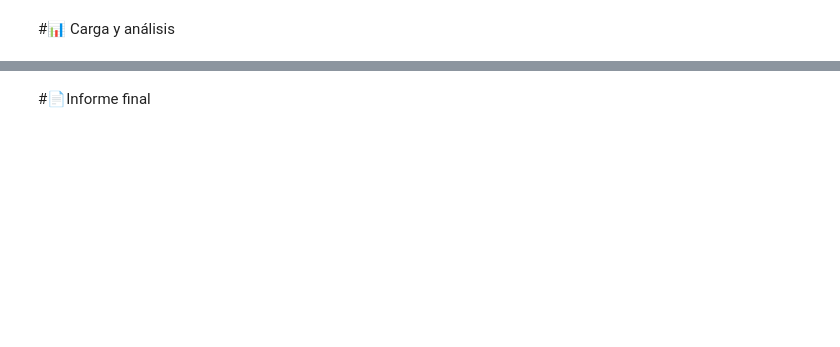
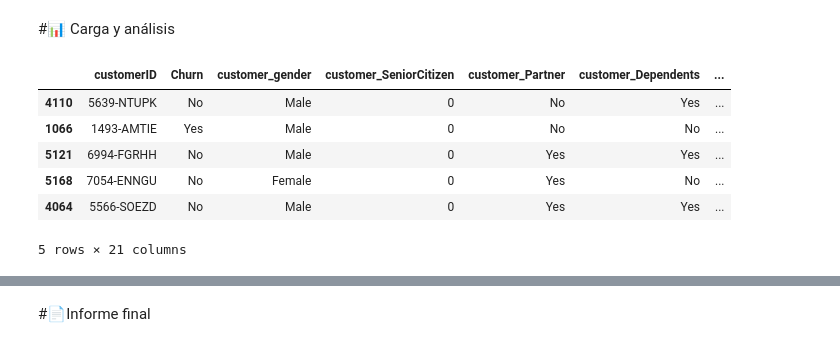
Before and after one commit to Emmanuel2000x/TelecomX, a Jupyter notebook: TelecomX_LATAM.ipynb, the cells around one changed output, grey strips where cells are left out. Saved outputs shown, nothing was run; the diff lists cells and outputs as text; code cells hidden in the pictures; blank space fills up the shorter version.

```diff
--- a/TelecomX_LATAM.ipynb
+++ b/TelecomX_LATAM.ipynb
@@ -18,12 +35,10 @@ datos_json.head(3)
 # %%
+#Creamos una funcion encargada de normalizar todas las columnas anidadas
 def normalize_nested_df(df: pd.DataFrame) -> pd.DataFrame:
   """
-  Recursively normalize nested columns in a DataFrame.
-
+  Normaliza de forma recursiva las columnas anidadas de un DF
   Args:
     df (pd.DataFrame): Input DataFrame with potential nested structures.
-    parent_key (str): Internal use for recursive flattening.
-
   Returns:
     pd.DataFrame: Fully normalized (flattened) DataFrame.
   """
@@ -79,2 +278,12 @@ Index(['customerID', 'Churn', 'customer_gender', 'customer_SeniorCitizen',
 # %% [markdown]
 #📊 Carga y análisis
+# %%
+flatt_DF.sample(5)
+# %% [output]
+|  | customerID | Churn | customer_gender | customer_SeniorCitizen | customer_Partner | customer_Dependents | ... |
+| 4110 | 5639-NTUPK | No | Male | 0 | No | Yes | ... |
+| 1066 | 1493-AMTIE | Yes | Male | 0 | No | No | ... |
+| 5121 | 6994-FGRHH | No | Male | 0 | Yes | Yes | ... |
+| 5168 | 7054-ENNGU | No | Female | 0 | Yes | No | ... |
+| 4064 | 5566-SOEZD | No | Male | 0 | Yes | Yes | ... |
+5 rows × 21 columns
```
Also changed, not shown: parts of 27 cells of this notebook.
